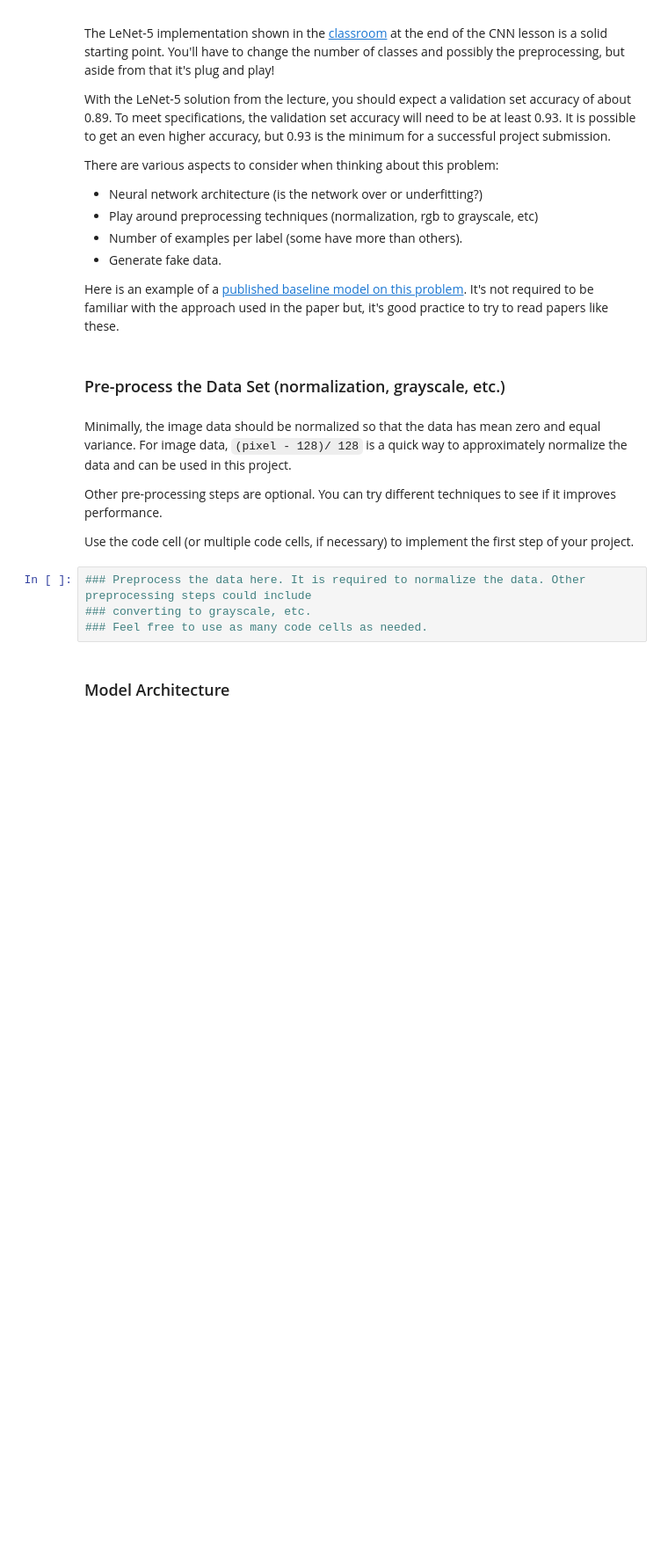
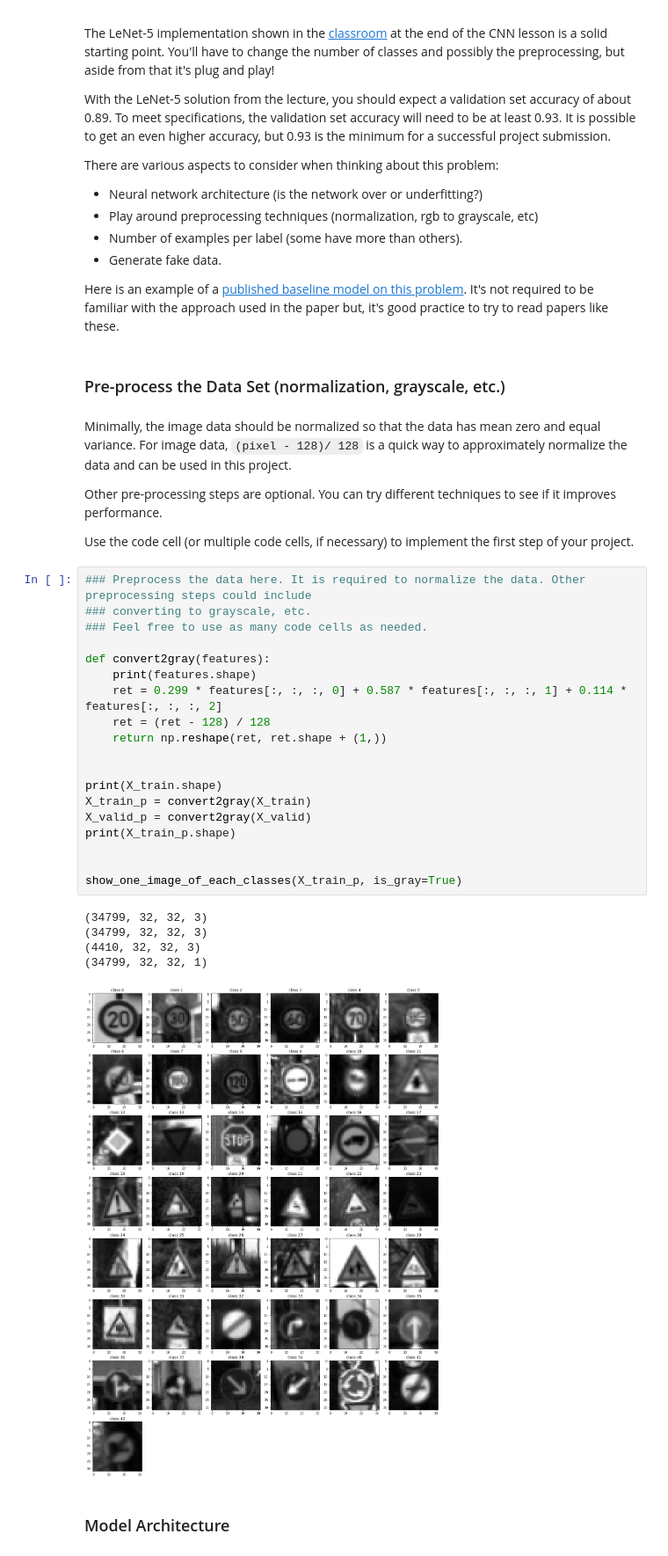
Before and after one commit to TakashiNakagawa/CarND-Traffic-Sign-Classifier-Project, a Jupyter notebook: Traffic_Sign_Classifier.ipynb, the cells around one changed output. Shown: that part at 88% size. Saved outputs shown, nothing was run; the diff lists cells and outputs as text; blank space fills up the shorter version.

```diff
--- a/Traffic_Sign_Classifier.ipynb
+++ b/Traffic_Sign_Classifier.ipynb
@@ -192,6 +192,27 @@ Use the code cell (or multiple code cells, if necessary) to implement the first
 # %%
 ### Preprocess the data here. It is required to normalize the data. Other preprocessing steps could include
 ### converting to grayscale, etc.
 ### Feel free to use as many code cells as needed.
+
+def convert2gray(features):
+    print(features.shape)
+    ret = 0.299 * features[:, :, :, 0] + 0.587 * features[:, :, :, 1] + 0.114 * features[:, :, :, 2]
+    ret = (ret - 128) / 128
+    return np.reshape(ret, ret.shape + (1,))
+
+
+print(X_train.shape)
+X_train_p = convert2gray(X_train)
+X_valid_p = convert2gray(X_valid)
+print(X_train_p.shape)
+
+
+show_one_image_of_each_classes(X_train_p, is_gray=True)
+# %% [output]
+(34799, 32, 32, 3)
+(34799, 32, 32, 3)
+(4410, 32, 32, 3)
+(34799, 32, 32, 1)
+[figure, added]
 # %% [markdown]
 ### Model Architecture
```
Also changed, not shown: parts of 8 cells of this notebook.
